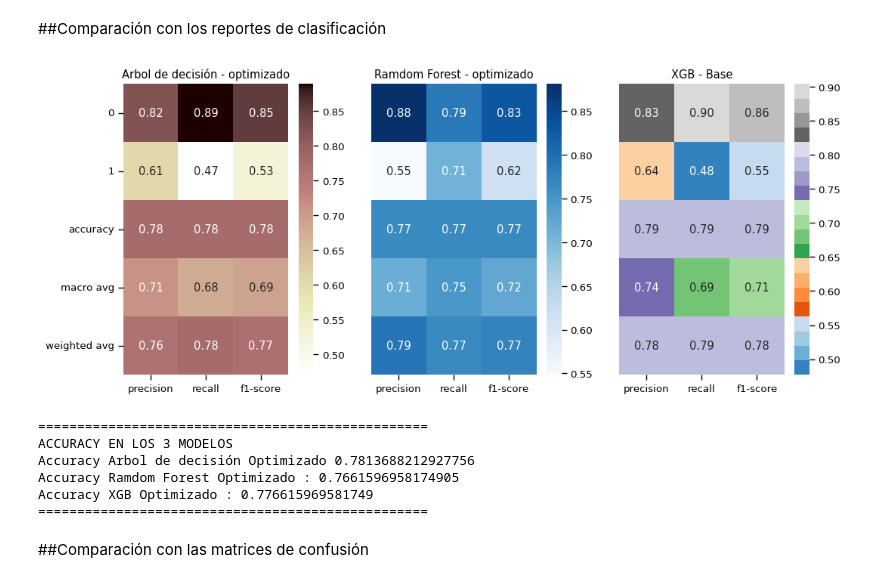
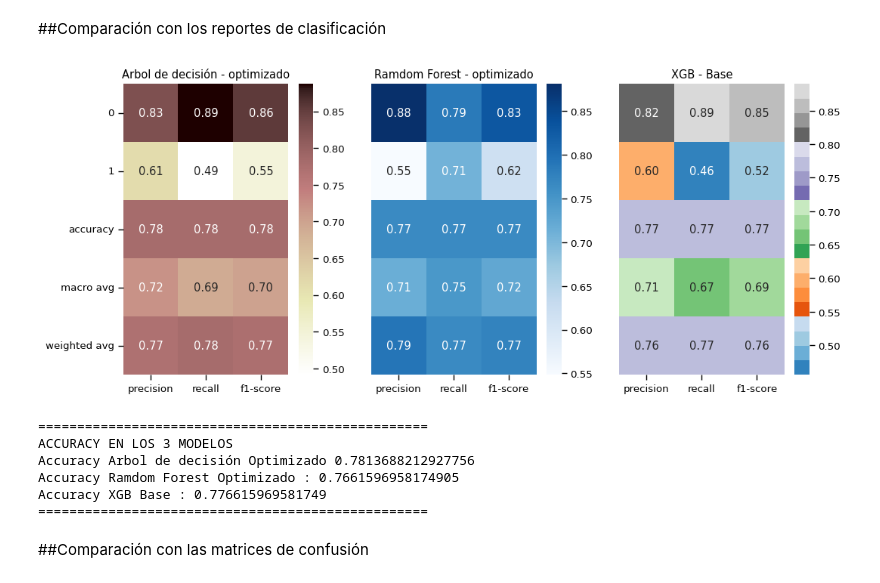
Before and after one commit to alexlisker/API_Heroku, a Jupyter notebook: alisker_churn.ipynb, the cells around one changed output. Cells and saved outputs as stored; diff of their text form; code cells hidden in the pictures.

```diff
--- a/alisker_churn.ipynb
+++ b/alisker_churn.ipynb
@@ -1459,11 +1459,11 @@ print(classification_report(Y_test, y_test_pred_rf_op))
 weighted avg       0.79      0.77      0.77      1052
 # %%
 # Reporte de clasificación modelo optimizado
-report = classification_report(Y_test, y_test_pred_rf, output_dict=True)
-report_df = pd.DataFrame(report).transpose()
+report_rf = classification_report(Y_test, y_test_pred_rf, output_dict=True)
+report_rf_df = pd.DataFrame(report_rf).transpose()
 
-report_op = classification_report(Y_test, y_test_pred_rf_op, output_dict=True)
-report_df_op = pd.DataFrame(report_op).transpose()
+report_rf_op = classification_report(Y_test, y_test_pred_rf_op, output_dict=True)
+report_rf_op_df = pd.DataFrame(report_rf_op).transpose()
 # se selecciona solo las metricas relevantes (precision, recall, f1-score)
 metrics_df = report_df[['precision', 'recall', 'f1-score']]
 metrics_df_op = report_df_op[['precision', 'recall', 'f1-score']]
@@ -1861,14 +1861,14 @@ print(classification_report(Y_test, y_pred_xgb_op))
 weighted avg       0.78      0.79      0.78      1052
 # %%
 # Reporte de clasificación modelo optimizado
-report = classification_report(Y_test, pb_test, output_dict=True)
-report_df = pd.DataFrame(report).transpose()
+report_xgb = classification_report(Y_test, pb_test, output_dict=True)
+report_xgb_df = pd.DataFrame(report_xgb).transpose()
 
-report_op = classification_report(Y_test, y_pred_xgb_op, output_dict=True)
-report_df_op = pd.DataFrame(report_op).transpose()
+report_xgb_op = classification_report(Y_test, y_pred_xgb_op, output_dict=True)
+report_xgb_df_op = pd.DataFrame(report_op).transpose()
 # se selecciona solo las metricas relevantes (precision, recall, f1-score)
-metrics_df = report_df[['precision', 'recall', 'f1-score']]
-metrics_df_op = report_df_op[['precision', 'recall', 'f1-score']]
+metrics_df = report_xgb_df[['precision', 'recall', 'f1-score']]
+metrics_df_op = report_xgb_df_op[['precision', 'recall', 'f1-score']]
 
 # mapa de calor
 fig, axes = plt.subplots(1, 2, figsize=(12, 5))
@@ -1974,42 +1974,42 @@ De las predicciones de los algoritmos implementados tanto en base como optimizad
 ##Comparación con los reportes de clasificación
 # %%
 # Reporte de clasificación 3 modelos
-report_dt = classification_report(Y_test, y_test_pred_op, output_dict=True)
-report_dt_df = pd.DataFrame(report_dt).transpose()
-report_rf = classification_report(Y_test, y_test_pred_rf_op, output_dict=True)
-report_rf_df = pd.DataFrame(report_rf).transpose()
-report_xgb = classification_report(Y_test, y_pred_xgb_op, output_dict=True)
-report_xgb_df = pd.DataFrame(report_xgb).transpose()
+#report_dt = classification_report(Y_test, y_test_pred_op, output_dict=True)
+#report_dt_df = pd.DataFrame(report_dt).transpose()
+#report_rf = classification_report(Y_test, y_test_pred_rf_op, output_dict=True)
+#report_rf_df = pd.DataFrame(report_rf).transpose()
+#report_xgb = classification_report(Y_test, dtest, output_dict=True)
+#report_xgb_df = pd.DataFrame(report_xgb).transpose()
 
 # se selecciona solo las metricas relevantes (precision, recall, f1-score)
-metrics_df1 = report_df[['precision', 'recall', 'f1-score']]
-metrics_df2 = report_rf_df[['precision', 'recall', 'f1-score']]
+metrics_df1 = report_dt_df_op[['precision', 'recall', 'f1-score']]
+metrics_df2 = report_rf_op_df[['precision', 'recall', 'f1-score']]
 metrics_df3 = report_xgb_df[['precision', 'recall', 'f1-score']]
 
 # mapa de calor
 fig, axes = plt.subplots(1, 3, figsize=(12, 5))
 sns.heatmap(metrics_df1, ax=axes[0], annot=True, cmap='pink_r', fmt=".2f")
 axes[0].set_title('Arbol de decisión - optimizado') # Fixed indentation
 sns.heatmap(metrics_df2, ax=axes[1], annot=True, cmap='Blues', fmt=".2f", yticklabels=False)
 axes[1].set_title('Ramdom Forest - optimizado') # Fixed indentation
 sns.heatmap(metrics_df3, ax=axes[2], annot=True, cmap='tab20c', fmt=".2f", yticklabels=False)
 axes[2].set_title('XGB - Base') # Fixed indentation
 
 
 plt.show()
 print("\n" + "="*50)
 print("ACCURACY EN LOS 3 MODELOS")
 print("Accuracy Arbol de decisión Optimizado", accuracy_op)
 print("Accuracy Ramdom Forest Optimizado :",accuracy_rf_op)
-print("Accuracy XGB Optimizado :",accuracy_test_xgb)
+print("Accuracy XGB Base :",accuracy_test_xgb)
 print("="*50)
 # %% [output]
-[figure, old version]
+[figure, new version]
 ==================================================
 ACCURACY EN LOS 3 MODELOS
 Accuracy Arbol de decisión Optimizado 0.7813688212927756
 Accuracy Ramdom Forest Optimizado : 0.7661596958174905
-Accuracy XGB Optimizado : 0.776615969581749
+Accuracy XGB Base : 0.776615969581749
 ==================================================
 # %% [markdown]
 ##Comparación con las matrices de confusión
```
Also changed, not shown: parts of 3 cells of this notebook.
